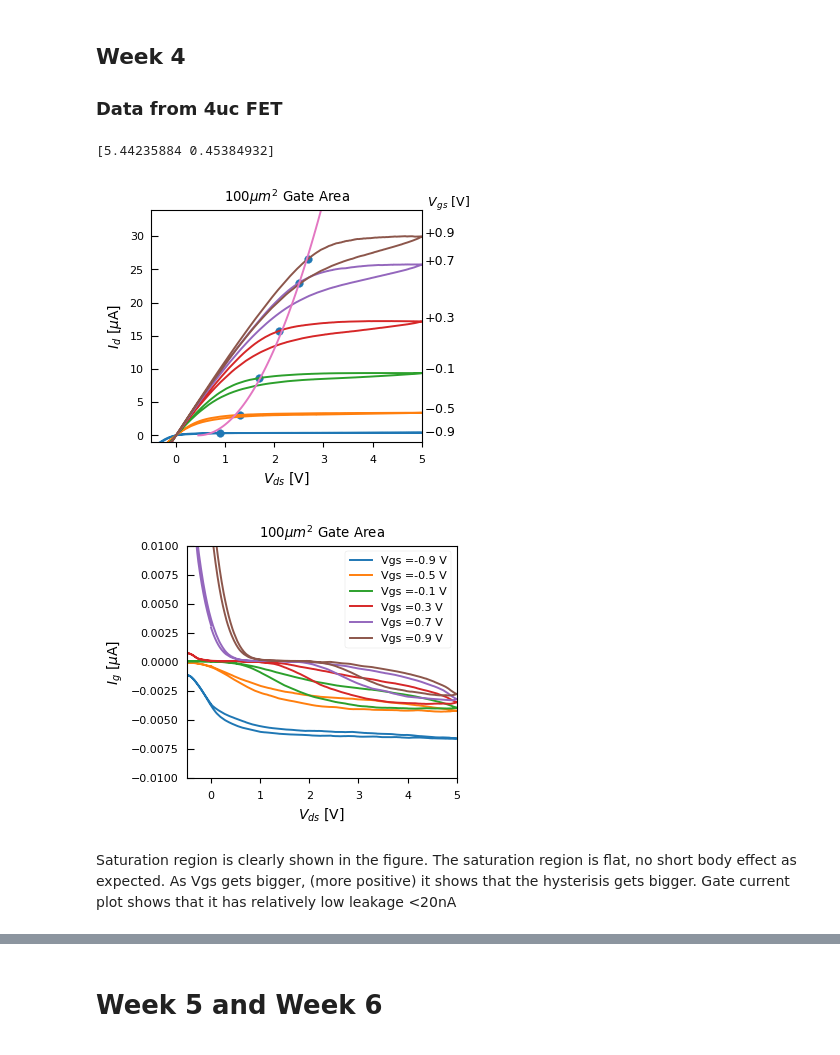
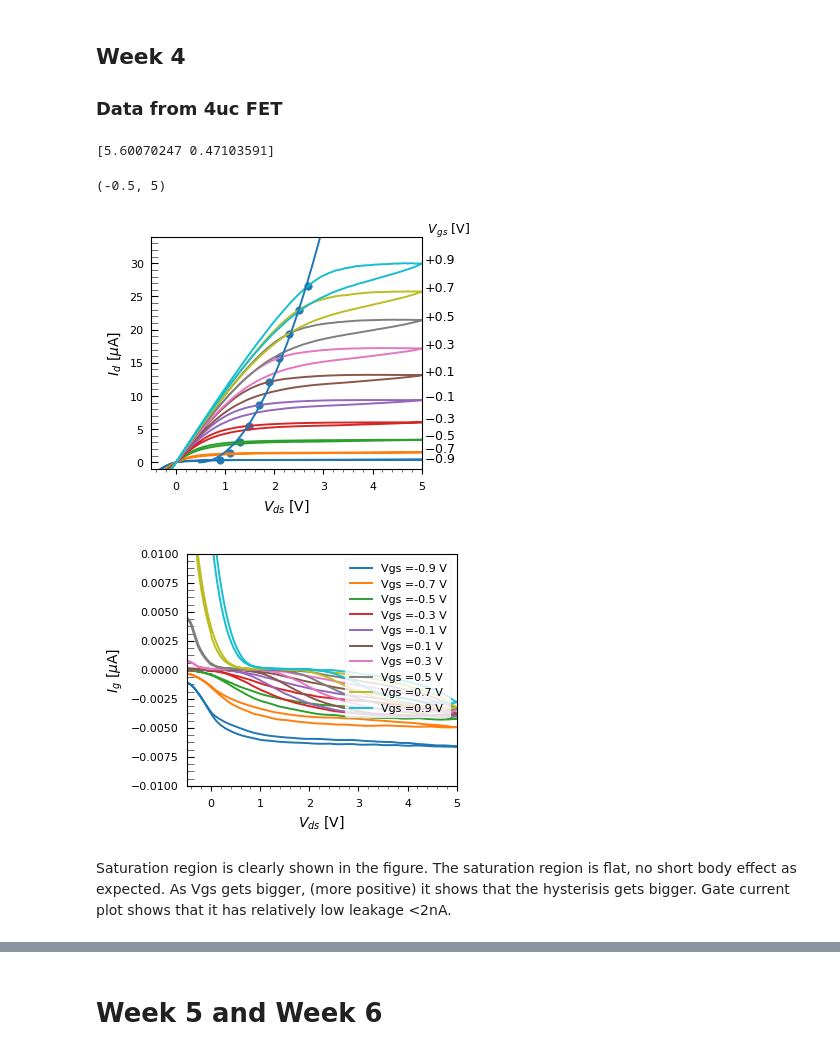
Before and after one commit to prabowobagas/Jupyter-Notebook-Thesis, a Jupyter notebook: Weekly Journal.ipynb, the cells around one changed output, grey strips where cells are left out. Saved outputs shown, nothing was run; the diff lists cells and outputs as text; code cells hidden in the pictures.

Commit message:
new figures and graphs

```diff
--- a/Weekly Journal.ipynb
+++ b/Weekly Journal.ipynb
@@ -255,7 +257,6 @@ data_width = 2206
 dataparsing(input_file, output_file, data_width)
 # %%
 # Vds variable plotter
-from scipy.signal import savgol_filter
 
 def wrapper_vds(dataframe):
     dataframe.drop('Unnamed: 5', axis=1,inplace=True)
@@ -295,7 +296,7 @@ ax2 = fig2.add_subplot(1, 1, 1)
 # ax3 = fig2.add_subplot(1, 1, 1)
 
 V_sat_data = []
-for i in new_range(17, 35, 4):    # set number of data here: max # 36
+for i in new_range(17, 35, 2):    # set number of data here: max # 36
 
     # df1 = pd.read_csv('Data\\dev15\\dev15_vsd\\dev15_dataset'+str(i)+'.txt',sep='\t',skiprows = [0,1,2])
     df2 = pd.read_csv('Data\\dev16\\dev16_huge_sweep\\dev16_dataset'+str(i)+'.txt',sep='\t',skiprows = [0,1,2])
@@ -304,12 +305,12 @@ for i in new_range(17, 35, 4):    # set number of data here: max # 36
     df_wrap2 = wrapper_vds(df2)
 
     Vgs = -2.5 + (0.1*i-0.1)
-    Ids_list = df_wrap2['Ids']
+    Ids_list = df_wrap2['Ids'] # Still in ampere
     Vds_list = df_wrap2['Vds']
     V_sat_index = find_nearest(Vds_list[1:1200], Vgs+1.8)
     V_sat_data.append((Vds_list[V_sat_index], Ids_list[V_sat_index]/10**(-6)))
 
-    Igs_list = savgol_filter(df_wrap2['Igs'],99,3)  # Filter out noise with savgol filter
+    Igs_smooth = savgol_filter(df_wrap2['Igs'],99,3)  # Filter out noise with savgol filter
     # plt.plot(df_wrap1['Vds'], df_wrap1['Ids']/(10)**(-6), label = 'Vgs ='+str((i*-100)+100)+'mV',linestyle = 'dashed')
     ax.plot(df_wrap2['Vds'], df_wrap2['Ids']/(10)**(-6), label = 'Vgs ='+str(round(Vgs,2))+' V')
     if Vgs <= -0.75:
@@ -317,7 +318,7 @@ for i in new_range(17, 35, 4):    # set number of data here: max # 36
     elif Vgs >= -0.7:
         ax.text(Vds_list[1200]+0.05, Ids_list[1200]/(10)**(-6), plus_string(Vgs),  withdash=False, fontsize=9)
 
-    ax2.plot(df_wrap2['Vds'], Igs_list/(10**(-6)), label = 'Vgs ='+str(round(Vgs,2))+' V')
+    ax2.plot(df_wrap2['Vds'], Igs_smooth/(10**(-6)), label = 'Vgs ='+str(round(Vgs,2))+' V') # Ig is in micro-amps
 
 
 
@@ -330,40 +331,43 @@ Ids_new = quadratic_fitting(Vds_new, *popt)
 ax.plot(Vds_new, Ids_new)
 ax.scatter(Vds_tuple, Ids_tuple)
 
 
 ## Plot setting for fig1 (Id vs Vds)
-ax.set_title('100$\mu m^2$ Gate Area')
+# ax.set_title('100$\mu m^2$ Gate Area')
 ax.set_xlabel('$V_{ds}$ [V]', fontsize=10)
 ax.set_ylabel('$I_{d}$ [$\mu$A]', fontsize=10)
 # ax.legend(bbox_to_anchor=(1.05, 1), loc=2)
 ax.set_xlim(-0.5, 5)
 ax.set_ylim(-1, 34)
+ax.minorticks_on()
 ax.tick_params(axis = 'y', which = 'both', length=5, direction='in')
 ax.tick_params(axis = 'both', which = 'minor', labelsize = 9)
 ax.text(5+0.05, 34+0.5, ' $V_{gs}$ [V]',  withdash=False, fontsize=9) # Vgs label is set manually
 fig1.set_size_inches(plot_width, plot_height*1.4)
 #fig1.savefig('Figures\\Dev15_Vds_sweep-Ids.pdf', format='pdf', bbox_inches='tight')
 
 
 ## plot setting for fig2 (Ig vs Vds)
 ax2.legend(prop={'size': 8}, loc=1, bbox_to_anchor=(1,1), bbox_transform=ax2.transAxes)
-ax2.set_title('100$\mu m^2$ Gate Area')
+# ax2.set_title('100$\mu m^2$ Gate Area')
 ax2.set_xlabel('$V_{ds}$ [V]', fontsize=10)
 ax2.set_ylabel('$I_{g}$ [$\mu$A]', fontsize=10)
+ax2.minorticks_on()
 ax2.tick_params(axis = 'y', which = 'both', length=5, direction='in')
 ax2.tick_params(axis = 'both', which = 'minor', labelsize = 9)
 fig2.set_size_inches(plot_width , plot_height*1.4)
 ax2.set_ylim(-0.01, 0.01)
 ax2.set_xlim(-0.5, 5)
 #fig2.savefig('Figures\\Dev15_Vds_sweep-Igs.pdf', format='pdf', bbox_inches='tight')
 
 # Fig 3 setting
 # %% [output]
-[5.44235884 0.45384932]
+[5.60070247 0.47103591]
+(-0.5, 5)
-[figure, old version]
+[figure, new version]
-[figure, old version]
+[figure, new version]
 # %% [markdown]
-Saturation region is clearly shown in the figure. The saturation region is flat, no short body effect as expected. As Vgs gets bigger, (more positive) it shows that the hysterisis gets bigger. Gate current plot shows that it has relatively low leakage <20nA
+Saturation region is clearly shown in the figure. The saturation region is flat, no short body effect as expected. As Vgs gets bigger, (more positive) it shows that the hysterisis gets bigger. Gate current plot shows that it has relatively low leakage <2nA.
 # %%
 ####
 # Vgs transistor characterstic plotter - plot Vgs sweep characetristic, find the subthreshold swing with exponential
```
Also changed, not shown: parts of 5 cells of this notebook, 9 other files.
